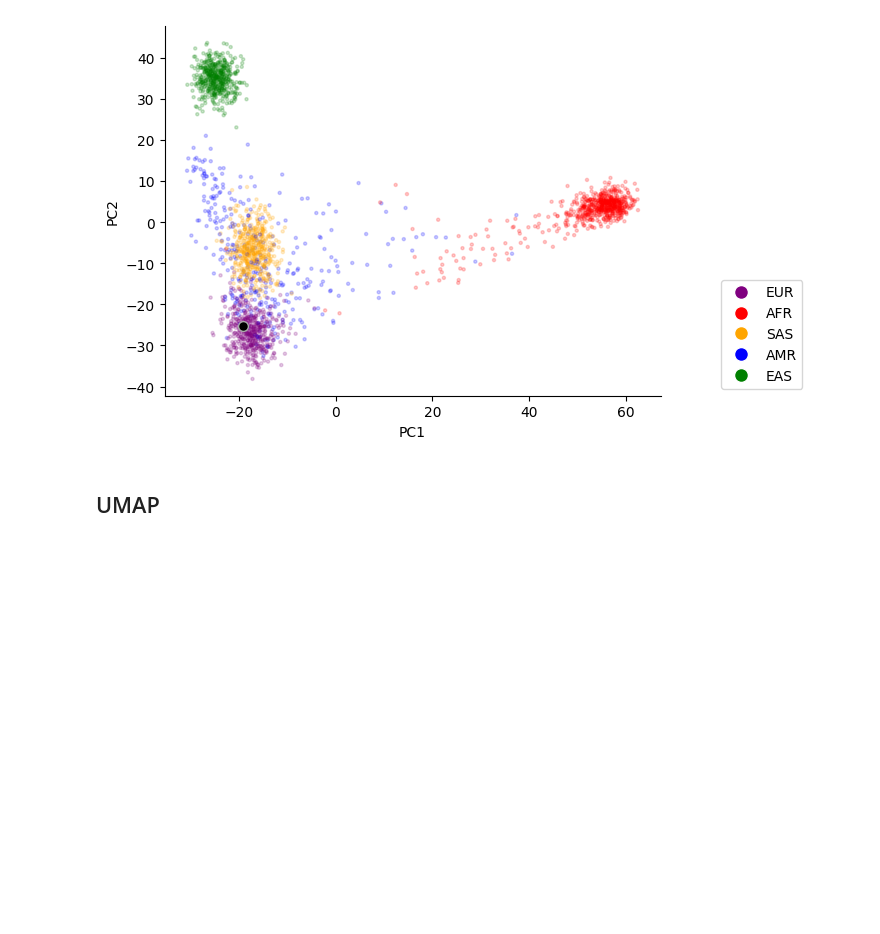
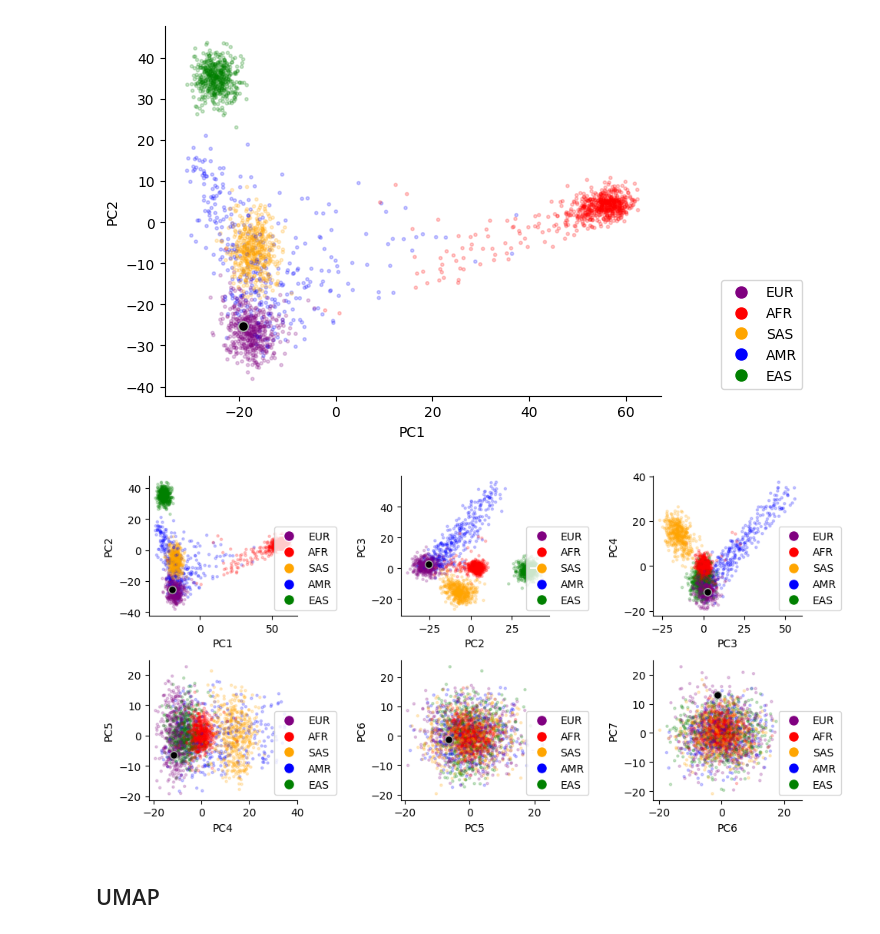
Before and after one commit to NirajYagnik/Global-Ancestry-Comparison, a Jupyter notebook: main.ipynb, the cells around one changed output. Cells and saved outputs as stored; diff of their text form; code cells hidden in the pictures; blank space fills up the shorter version.

```diff
--- a/main.ipynb
+++ b/main.ipynb
@@ -41,6 +49,19 @@ pca_df = make_plot_ready(data, pcs, n_components, prefix)
 PlotClusters(pca_df, 1, 2, prefix, "superpop", ["mgymrek"])
 # %% [output]
 [figure]
+# %%
+fignum = 1
+prefix = 'PC'
+fig = plt.figure()
+fig.set_size_inches((10, 5))
+for pc in range(1, 7):
+    ax = fig.add_subplot(2, 3, fignum)
+    use_legend=(pc==6)
+    PlotClusters(pca_df, pc, pc+1, prefix, "superpop", ["mgymrek"],ax=ax)
+    fignum += 1
+fig.tight_layout()
+# %% [output]
+[figure, added]
 # %% [markdown]
 ## UMAP
 # %%
```
Also changed, not shown: parts of 8 cells of this notebook, 2 other files.
